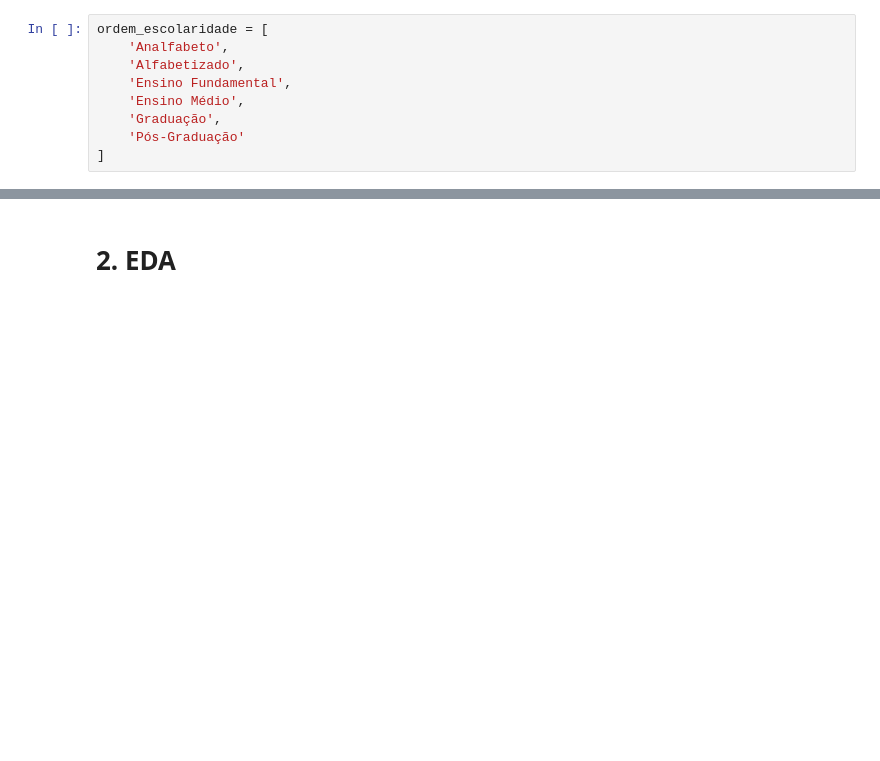
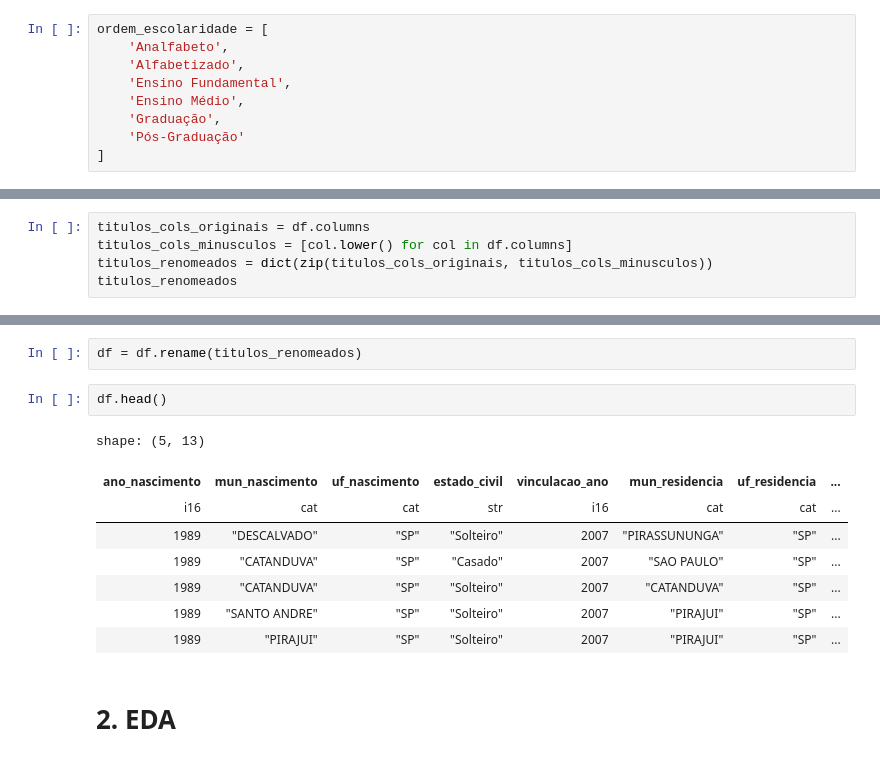
Before and after one commit to LazaroDamasceno/Analise-Dados-com-Python, a Jupyter notebook: exercito_br/servico_militar.ipynb, the cells around one changed output, grey strips where cells are left out. Drawn from its saved outputs; the diff is of its cells as text; blank space fills up the shorter version.

```diff
--- a/exercito_br/servico_militar.ipynb
+++ b/exercito_br/servico_militar.ipynb
@@ -260,0 +290,5 @@ ordem_escolaridade = [
+# %%
+titulos_cols_originais = df.columns
+titulos_cols_minusculos = [col.lower() for col in df.columns]
+titulos_renomeados = dict(zip(titulos_cols_originais, titulos_cols_minusculos))
+titulos_renomeados
@@ -261,3 +309,16 @@ ordem_escolaridade = [
+# %%
+df = df.rename(titulos_renomeados)
+# %%
+df.head()
+# %% [output]
+shape: (5, 13)
+| ano_nascimento | mun_nascimento | uf_nascimento | estado_civil | vinculacao_ano | mun_residencia | uf_residencia | ... |
+| i16 | cat | cat | str | i16 | cat | cat | ... |
+| 1989 | "DESCALVADO" | "SP" | "Solteiro" | 2007 | "PIRASSUNUNGA" | "SP" | ... |
+| 1989 | "CATANDUVA" | "SP" | "Casado" | 2007 | "SAO PAULO" | "SP" | ... |
+| 1989 | "CATANDUVA" | "SP" | "Solteiro" | 2007 | "CATANDUVA" | "SP" | ... |
+| 1989 | "SANTO ANDRE" | "SP" | "Solteiro" | 2007 | "PIRAJUI" | "SP" | ... |
+| 1989 | "PIRAJUI" | "SP" | "Solteiro" | 2007 | "PIRAJUI" | "SP" | ... |
 # %% [markdown]
 # 2. EDA
 # %% [markdown]
```
Also changed, not shown: parts of 10 cells of this notebook.
